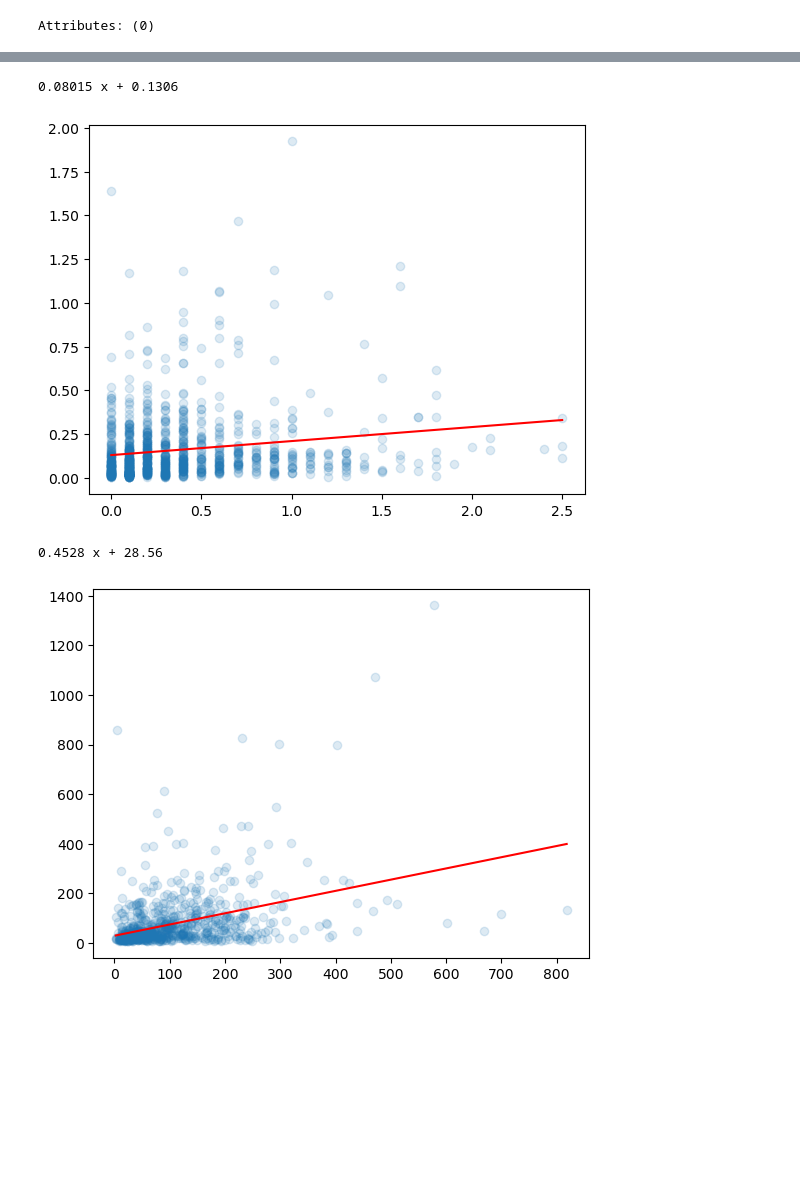
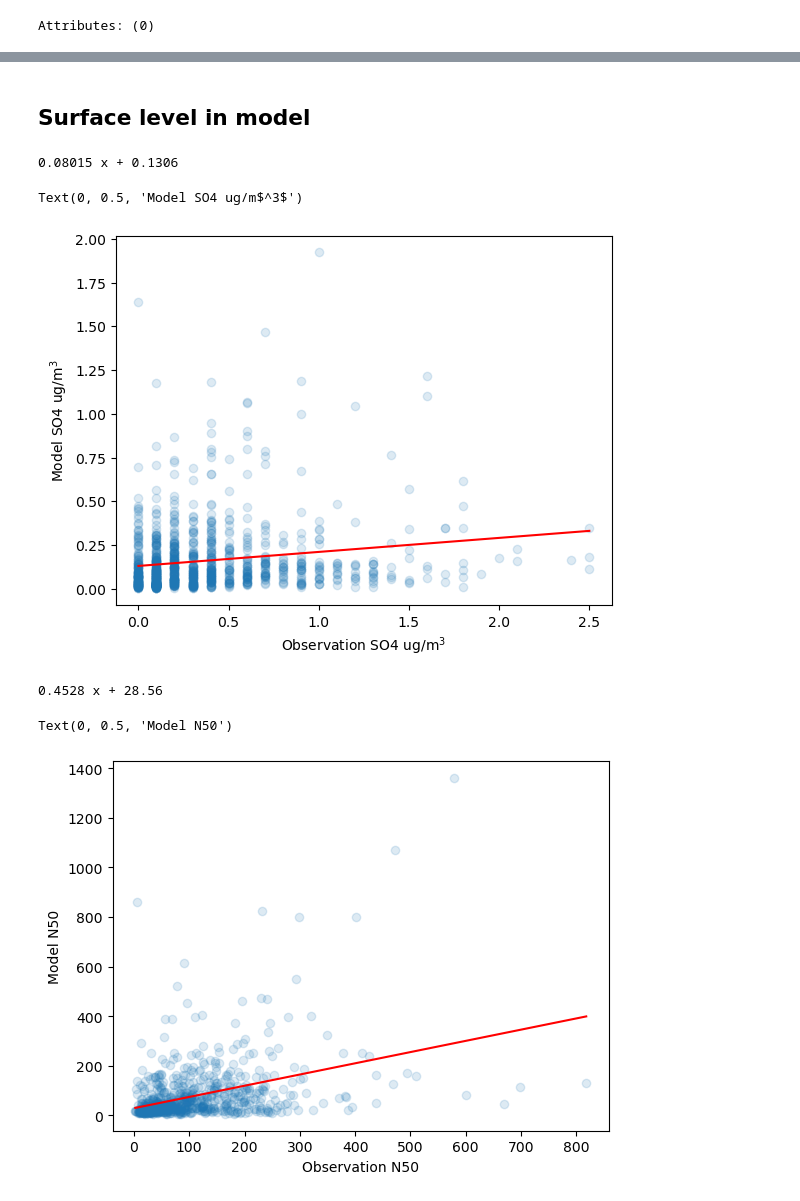
Before and after one commit to eScience-course/-Tjaernoe2022-group1, a Jupyter notebook: notebooks/Stefan/N100 Model vs SO4.ipynb, the cells around one changed output, grey strips where cells are left out. Drawn from its saved outputs; the diff is of its cells as text; code cells hidden in the pictures; blank space fills up the shorter version.

Commit message:
Is the model doing well? Come find out!

```diff
--- a/notebooks/Stefan/N100 Model vs SO4.ipynb
+++ b/notebooks/Stefan/N100 Model vs SO4.ipynb
@@ -636,0 +661,22 @@ Coordinates:
+# %%
+fig, axs = plt.subplots(16,2, figsize = [15,40], sharex=True, sharey=True)
+
+#ax.set_ylim ([0,750])
+#ax.set_xlim ([0,1.2])
+
+for lev, ax in zip(spring_daily['lev'], axs.flatten()):
+    #print(lev)
+    _dss = spring_daily.where(spring_daily['lev']==lev)
+    _dss = _dss.to_dataframe().dropna()
+    ax.scatter(x=_dss['SO4_tot'], y=_dss['N50'] )
+    z = np.polyfit(_dss['SO4_tot'], _dss['N50'], 1)
+    p = np.poly1d(z)
+    x= np.logspace(np.log10(_dss['SO4_tot'].min()), np.log10(_dss['SO4_tot'].max()))
+    ax.plot( x, p(x), c = 'black', )
+    #print(p)
+    #ax.set_ylim ([7,100])
+    #ax.set_xlim ([0.007,0.2])
+    ax.set_yscale ('log')
+    ax.set_xscale ('log')
+    ax.set_title(f'{lev.values:.1f} hPa')
+sns.despine(fig)
@@ -951,18 +999,31 @@ Data variables: (12/14)
     season      (time) object nan nan nan nan nan nan ... nan nan nan nan nan
     N50_Model   (time) float64 nan nan nan nan nan nan ... nan nan nan nan nan
     N100_Model  (time) float64 nan nan nan nan nan nan ... nan nan nan nan nan
+# %%
+ALLDATA['SO4'].attrs['Name'] = ['Observation Sulphate (ug/m$^3$)']
+ALLDATA['SO4_tot'].attrs['Name'] = ['Model Sulphate (ug/m$^3$)']
+ALLDATA['N50'].attrs['Name'] = ['Observation N50']
+ALLDATA['N100'].attrs['Name'] = ['Observation N100']
+ALLDATA['N50_Model'].attrs['Name'] = ['Model N50']
+ALLDATA['N100_Model'].attrs['Name'] = ['Model N100']
+# %% [markdown]
+## Surface level in model
 # %%
 f, ax = plt.subplots()
 ax.scatter(x = ALLDATA['SO4'], y = ALLDATA['SO4_tot'],alpha = 0.15)
 _dss = ALLDATA.to_dataframe().dropna()
 z = np.polyfit(_dss['SO4'], _dss['SO4_tot'], 1)
 p = np.poly1d(z)
 x= np.linspace(_dss['SO4'].min(), _dss['SO4'].max())
 ax.plot( x, p(x), c = col, )
 print(p)
+
+plt.xlabel('Observation SO4 ug/m$^3$')
+plt.ylabel('Model SO4 ug/m$^3$')
 # %% [output]
 0.08015 x + 0.1306
+Text(0, 0.5, 'Model SO4 ug/m$^3$')
-[figure, old version]
+[figure, new version]
 # %%
 f, ax = plt.subplots()
 ax.scatter(x = ALLDATA['N50'], y = ALLDATA['N50_Model'],alpha = 0.15)
@@ -972,9 +1033,13 @@ p = np.poly1d(z)
 x= np.linspace(_dss['N50'].min(), _dss['N50'].max())
 ax.plot( x, p(x), c = col, )
 print(p)
+
+plt.xlabel('Observation N50')
+plt.ylabel('Model N50')
 # %% [output]
 0.4528 x + 28.56
+Text(0, 0.5, 'Model N50')
-[figure, old version]
+[figure, new version]
 # %%
 f, ax = plt.subplots()
 ax.scatter(x = ALLDATA['N100'], y = ALLDATA['N100_Model'],alpha = 0.15)
```
Also changed, not shown: parts of 9 cells of this notebook.
